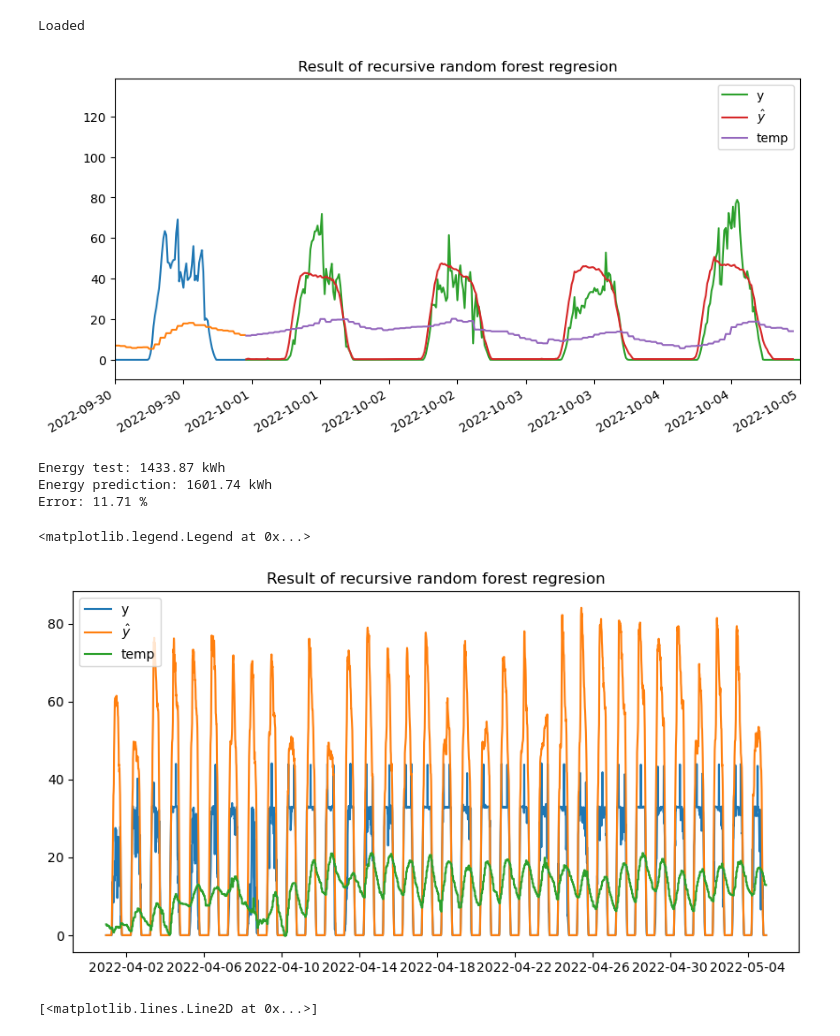
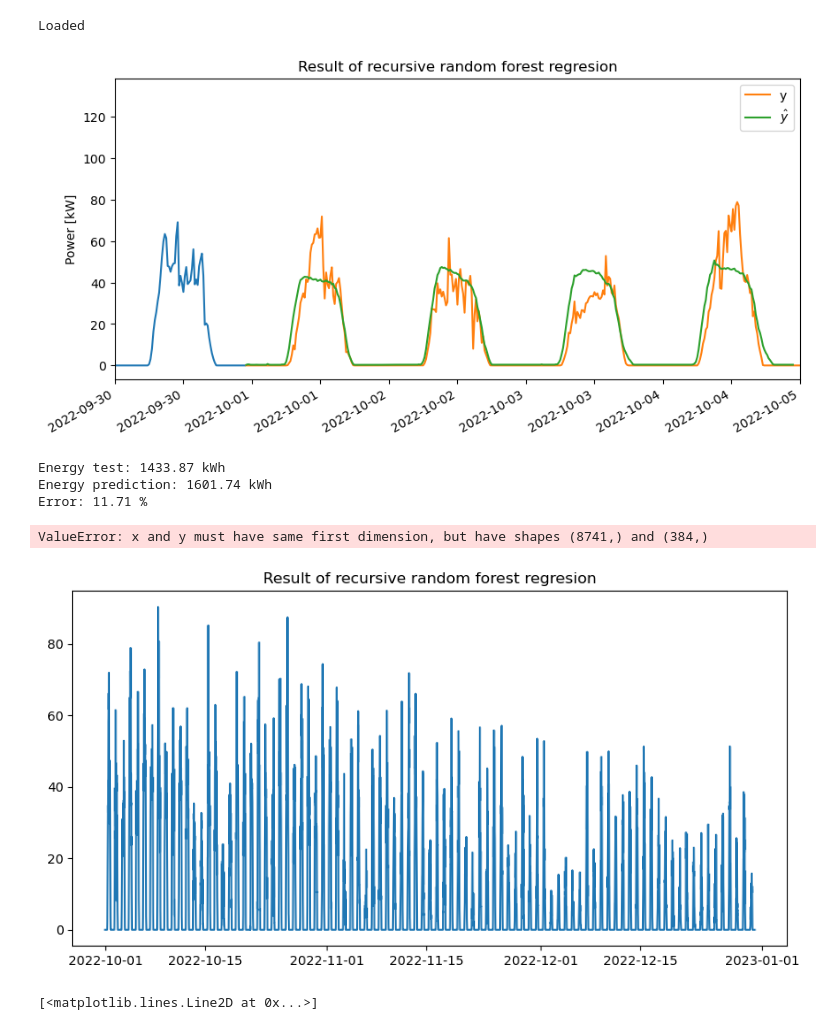
Before and after one commit to SpongeStark/Pre-PhD, a Jupyter notebook: demo/PV_2022_limit_configuration.ipynb, the cells around one changed output. Cells and saved outputs as stored; diff of their text form; code cells hidden in the pictures.

```diff
--- a/demo/PV_2022_limit_configuration.ipynb
+++ b/demo/PV_2022_limit_configuration.ipynb
@@ -393,15 +394,16 @@ import matplotlib.ticker as ticker
 fig, ax = plt.subplots(figsize=(10, 5))
 ax.set_title("Result of recursive random forest regresion")
 ax.plot(df_train['Date'],df_train['PV'])
-ax.plot(df_train['Date'],df_train['temp'])
+# ax.plot(df_train['Date'],df_train['temp'])
 ax.plot(df_test['Date'], df_test['PV'], label='y')
 ax.plot(df_test['Date'][:daysa], yhat_test, label=r'$\hat{y}$')
-ax.plot(df_test['Date'][:daysa],df_test['temp'][:daysa], label='temp')
+# ax.plot(df_test['Date'][:daysa],df_test['temp'][:daysa], label='temp')
 # ax.plot(df_after.Date.dt.tz_localize(None), df_after['PV'], label='After')
 
 ax.xaxis.set_major_locator(ticker.MaxNLocator(nbins=10))
 
 ax.set_xlim(pd.Timestamp('2022-09-30'), pd.Timestamp('2022-10-05'))
+ax.set_ylabel('Power [kW]')
 
 # optional: minor ticks every 6 hours
 # ax.xaxis.set_minor_locator(mdates.HourLocator(interval=6))
@@ -412,7 +414,7 @@ fig.autofmt_xdate() # for rotation
 fig.savefig(output_dir / "prediction_test.png", dpi=300, bbox_inches='tight')
 plt.show()
 # %% [output]
-[figure, old version]
+[figure, new version]
 # %%
 energy_test = []
 energy_pred = []
@@ -433,22 +439,22 @@ Error: 11.71 %
 # %%
 fig, ax = plt.subplots(figsize=(10, 5))
 ax.set_title("Result of recursive random forest regresion")
 # ax.plot(df_train['Date'],df_train['PV'])
 # ax.plot(df_train['Date'],df_train['temp'])
 ax.plot(df_test['Date'], df_test['PV'], label='y')
 ax.plot(df_test['Date'], yhat_test, label=r'$\hat{y}$')
 ax.plot(df_test['Date'],df_test['temp'], label='temp')
 # ax.plot(df_after['Date'],df_after['PV'])
-
+ax.set_ylabel('Power [kW]')
 ax.xaxis.set_major_locator(ticker.MaxNLocator(nbins=10))
 
 # optional: minor ticks every 6 hours
 # ax.xaxis.set_minor_locator(mdates.HourLocator(interval=6))
 
 ax.legend()
 # %% [output]
-<matplotlib.legend.Legend at 0x...>
+ValueError: x and y must have same first dimension, but have shapes (8741,) and (384,)
-[figure, old version]
+[figure, new version]
 # %%
 dts_fix = dts.copy()
 dts_fix.loc[initial:final-1, 'PV'] = yhat_test.values
```
Also changed, not shown: parts of 2 cells of this notebook, 3 other files.
